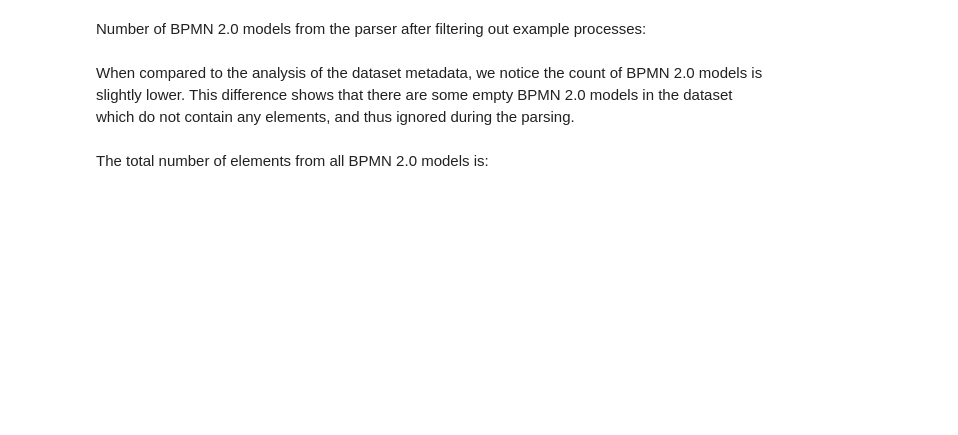
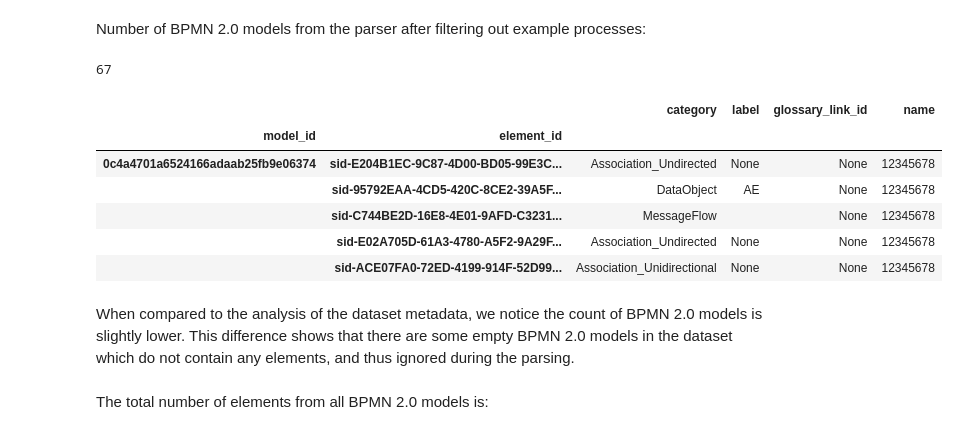
Before and after one commit to signavio/sap-sam, a Jupyter notebook: notebooks/2_properties.ipynb, the cells around one changed output. Drawn from its saved outputs; the diff is of its cells as text; code cells hidden in the pictures; blank space fills up the shorter version.

```diff
--- a/notebooks/2_properties.ipynb
+++ b/notebooks/2_properties.ipynb
@@ -411,17 +432,26 @@ index.nunique()
 # %% [markdown]
 Number of BPMN 2.0 models from the parser after filtering out example processes:
 # %%
-df_bpmn = DataFilter(df_bpmn)
-df_bpmn.filter_data("models", 1)
-df_bpmn = df_bpmn.dataset
+#df_bpmn = DataFilter(df_bpmn)
+#df_bpmn = df_bpmn.filter_data("models", 200)
+#df_bpmn = df_bpmn.dataset
+counts_per_model = df_bpmn.groupby(level='model_id').size()
+kept_models = counts_per_model[counts_per_model >= 200].index
+df_bpmn = df_bpmn.loc[kept_models]
 index = df_bpmn.index.get_level_values('model_id')
-index.nunique()
-df_bpmn = DataFilter(df_bpmn)
-df_bpmn.filter_data("example_processes")
-df_bpmn = df_bpmn.dataset
-index = df_bpmn.index.get_level_values('model_id')
-index.nunique()
+print(index.nunique())
+# example processes filtering not working at this stage because of multi index table
+#df_bpmn.groupby(level='model_id')
 df_bpmn.head()
+# %% [output]
+67
+|  |  | category | label | glossary_link_id | name |
+| model_id | element_id |  |  |  |  |
+| 0c4a4701a6524166adaab25fb9e06374 | sid-E204B1EC-9C87-4D00-BD05-99E3C... | Association_Undirected | None | None | 12345678 |
+|  | sid-95792EAA-4CD5-420C-8CE2-39A5F... | DataObject | AE | None | 12345678 |
+|  | sid-C744BE2D-16E8-4E01-9AFD-C3231... | MessageFlow |  | None | 12345678 |
+|  | sid-E02A705D-61A3-4780-A5F2-9A29F... | Association_Undirected | None | None | 12345678 |
+|  | sid-ACE07FA0-72ED-4199-914F-52D99... | Association_Unidirectional | None | None | 12345678 |
 # %% [markdown]
 When compared to the analysis of the dataset metadata, we notice the count of BPMN 2.0 models is slightly lower. This difference shows that there are some empty BPMN 2.0 models in the dataset which do not contain any elements, and thus ignored during the parsing.
 # %% [markdown]
```
Also changed, not shown: parts of 4 cells of this notebook.
